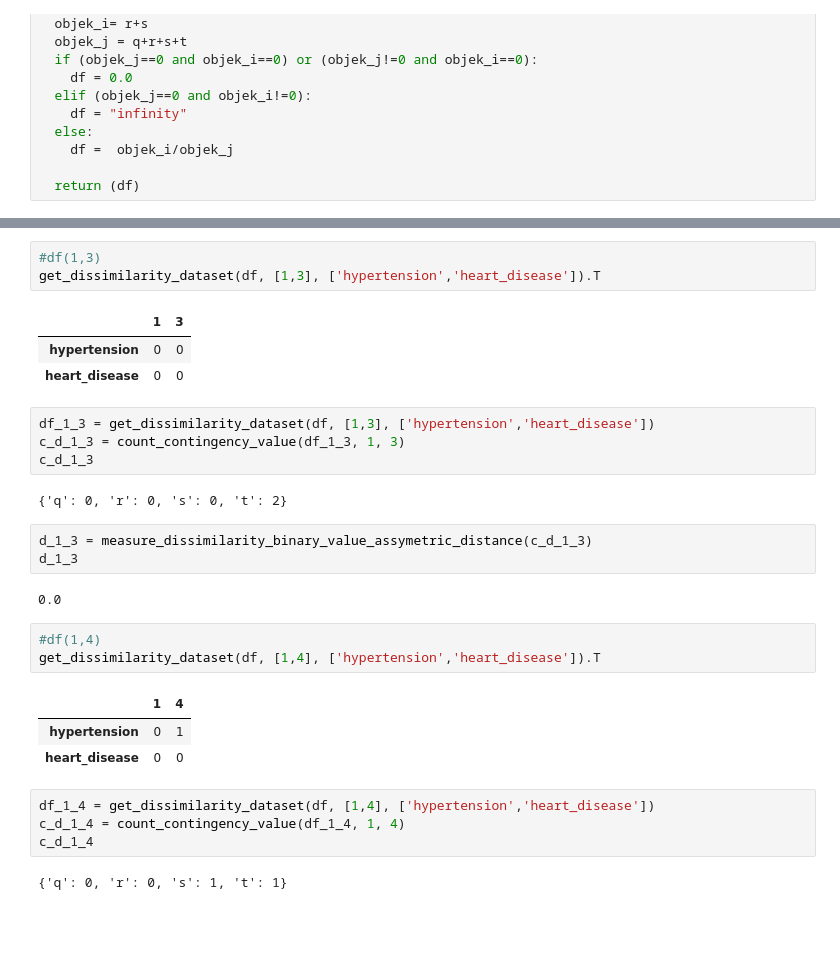
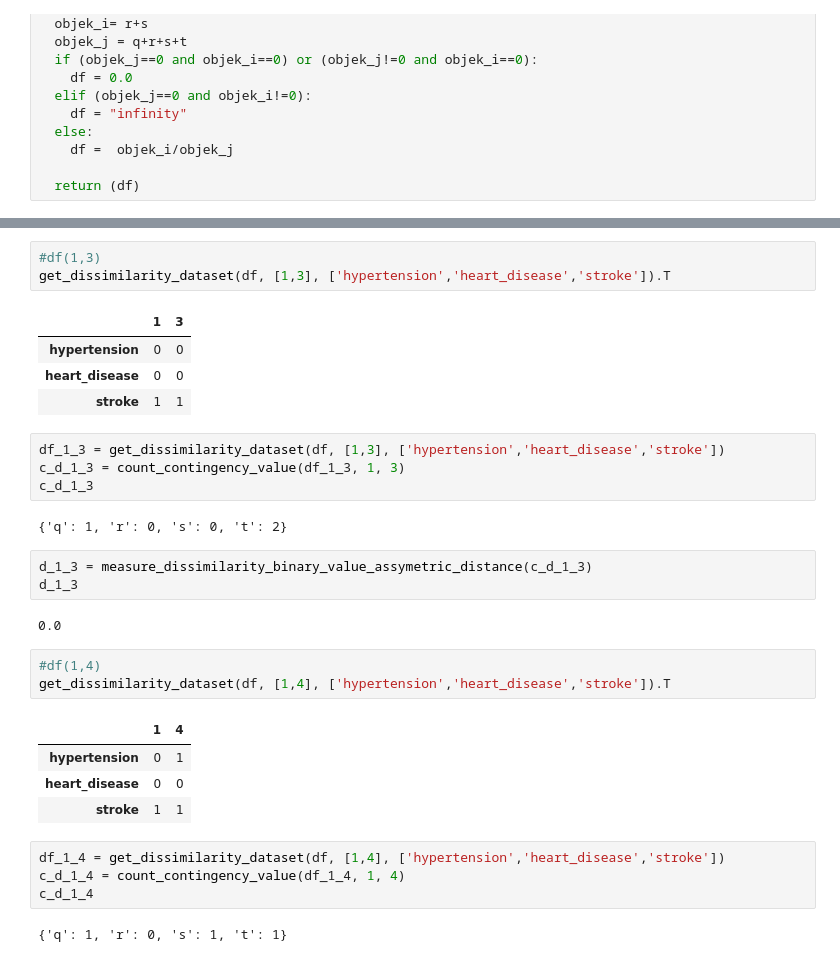
Before and after one commit to niniengC/datamining, a Jupyter notebook: _sources/notebooks.ipynb, the cells around one changed output, grey strips where cells are left out. Cells and saved outputs as stored; diff of their text form; blank space fills up the shorter version.

```diff
--- a/_sources/notebooks.ipynb
+++ b/_sources/notebooks.ipynb
@@ -293,16 +294,17 @@ d_1_2
 # %%
 #df(1,3)
-get_dissimilarity_dataset(df, [1,3], ['hypertension','heart_disease']).T
+get_dissimilarity_dataset(df, [1,3], ['hypertension','heart_disease','stroke']).T
 # %% [output]
 |  | 1 | 3 |
 | hypertension | 0 | 0 |
 | heart_disease | 0 | 0 |
+| stroke | 1 | 1 |
 # %%
-df_1_3 = get_dissimilarity_dataset(df, [1,3], ['hypertension','heart_disease'])
+df_1_3 = get_dissimilarity_dataset(df, [1,3], ['hypertension','heart_disease','stroke'])
 c_d_1_3 = count_contingency_value(df_1_3, 1, 3)
 c_d_1_3
 # %% [output]
-{'q': 0, 'r': 0, 's': 0, 't': 2}
+{'q': 1, 'r': 0, 's': 0, 't': 2}
 # %%
 d_1_3 = measure_dissimilarity_binary_value_assymetric_distance(c_d_1_3)
 d_1_3
@@ -310,17 +312,18 @@ d_1_3
 0.0
 # %%
 #df(1,4)
-get_dissimilarity_dataset(df, [1,4], ['hypertension','heart_disease']).T
+get_dissimilarity_dataset(df, [1,4], ['hypertension','heart_disease','stroke']).T
 # %% [output]
 |  | 1 | 4 |
 | hypertension | 0 | 1 |
 | heart_disease | 0 | 0 |
+| stroke | 1 | 1 |
 # %%
-df_1_4 = get_dissimilarity_dataset(df, [1,4], ['hypertension','heart_disease'])
+df_1_4 = get_dissimilarity_dataset(df, [1,4], ['hypertension','heart_disease','stroke'])
 c_d_1_4 = count_contingency_value(df_1_4, 1, 4)
 c_d_1_4
 # %% [output]
-{'q': 0, 'r': 0, 's': 1, 't': 1}
+{'q': 1, 'r': 0, 's': 1, 't': 1}
 # %%
 d_1_4 = measure_dissimilarity_binary_value_assymetric_distance(c_d_1_4)
 d_1_4
```
Also changed, not shown: parts of 5 cells of this notebook, 20 other files.
